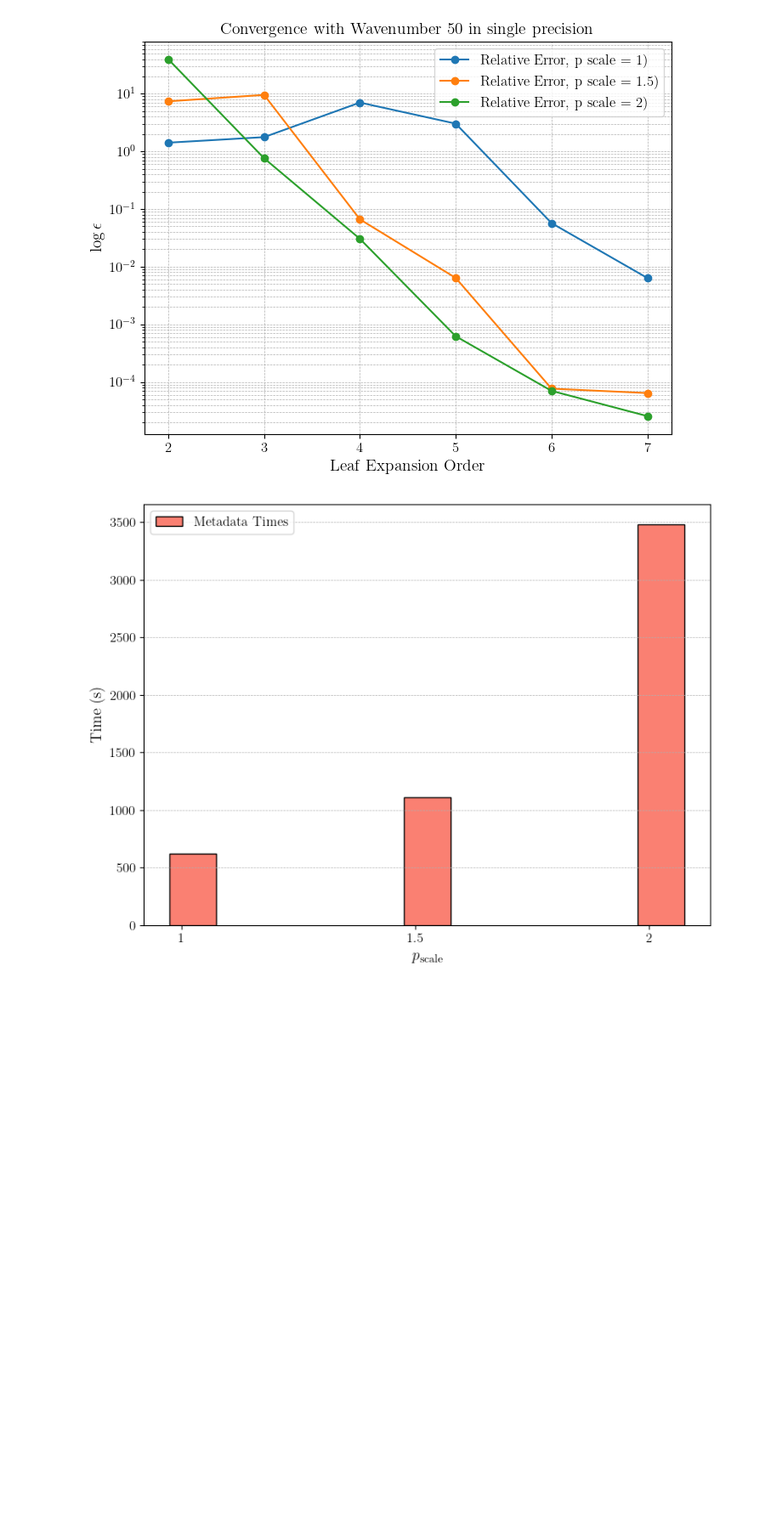
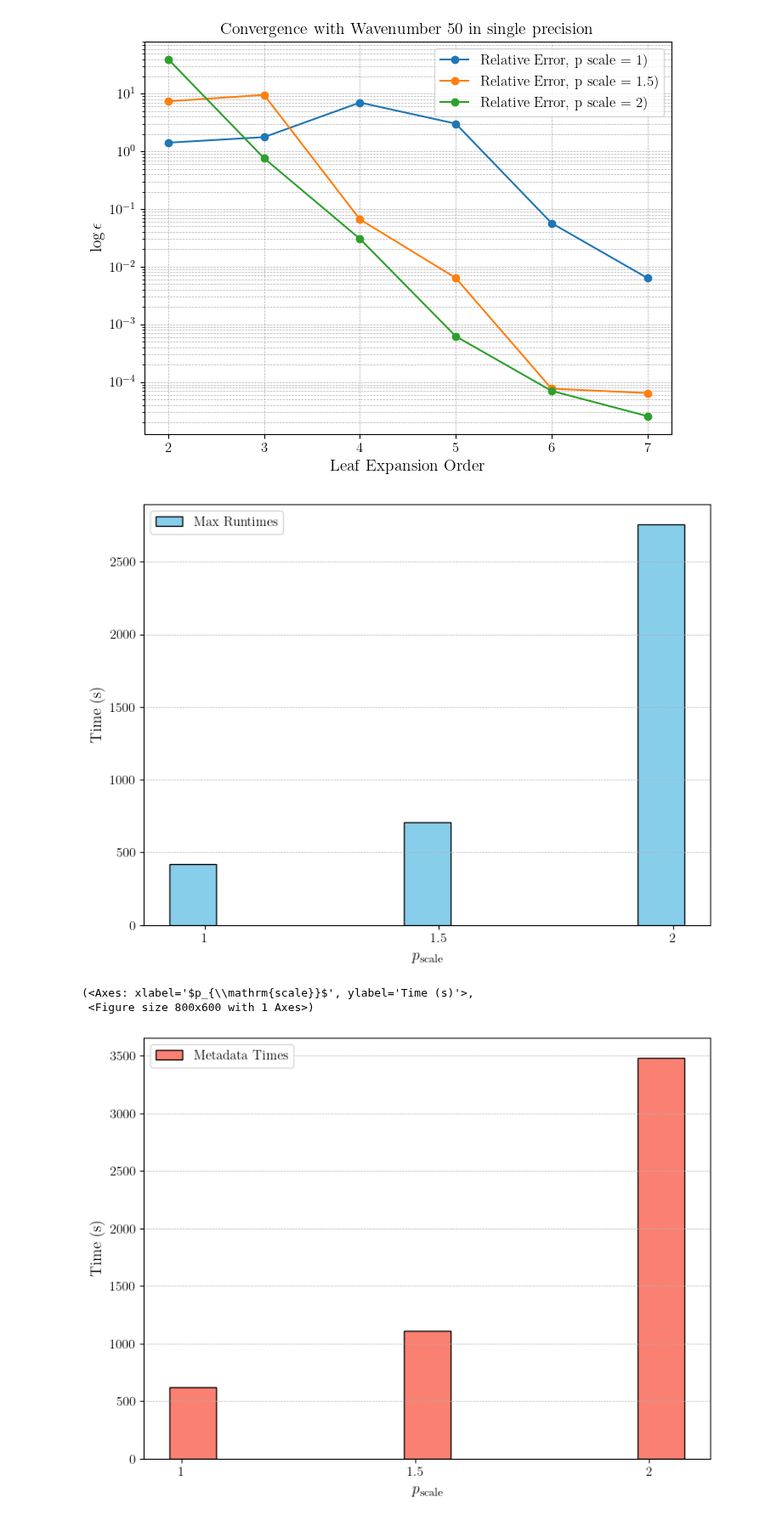
Before and after one commit to bempp/kifmm, a Jupyter notebook: kifmm/python/experiments/Helmholtz.ipynb, the cells around one changed output. Shown at 85% size. Drawn from its saved outputs; the diff is of its cells as text; code cells hidden in the pictures; blank space fills up the shorter version.

```diff
--- a/kifmm/python/experiments/Helmholtz.ipynb
+++ b/kifmm/python/experiments/Helmholtz.ipynb
@@ -164,10 +164,10 @@ def plot_times(p_scale_vec, max_runtimes, max_metadata_times, save_svg=False, sv
     x = np.array(p_scale_vec)
 
     # Plot the second series (Metadata Times) with a slight displacement
-    ax.bar(x + offset, max_metadata_times, width=bar_width, color='salmon', edgecolor='black', label='Metadata Times')
+    # ax.bar(x + offset, max_metadata_times, width=bar_width, color='salmon', edgecolor='black', label='Metadata Times')
 
     # Plot the first series (Max Runtimes)
-    # ax.bar(x - offset, max_runtimes, width=bar_width, color='skyblue', edgecolor='black', label='Max Runtimes')
+    ax.bar(x - offset, max_runtimes, width=bar_width, color='skyblue', edgecolor='black', label='Max Runtimes')
 
 
     # Set x-ticks to be the values in p_scale_vec for readability
@@ -246,6 +243,37 @@ Computing for expansion order [ 0  0 24 12  6]
 ax1, fig1 = plot_error(e_vec, rel_errors, 50, p_scale_vec, precision)
 # %% [output]
 [figure]
+# %%
+all_runtimes = []
+for experiment_p in runtimes:
+    # For each p scale
+    times = []
+    for experiment_e in experiment_p:
+        # for each initial value of expansion order
+        times.append(sum(experiment_e._times.values()))
+    all_runtimes.append(times)
+
+
+all_metadata_times = []
+for experiment_p in metadata_times:
+    # For each p scale
+    times = []
+    for experiment_e in experiment_p:
+        # for each initial value of expansion order
+        times.append(sum(experiment_e._times.values()))
+    all_metadata_times.append(times)
+
+all_runtimes = np.array(all_runtimes)
+all_metadata_times = np.array(all_metadata_times)
+
+max_runtimes = all_runtimes.T[-1, :]
+max_metadata_times = all_metadata_times.T[-1, :]
+
+plot_times(p_scale_vec, max_runtimes, max_metadata_times)
+# %% [output]
+[figure, added]
+(<Axes: xlabel='$p_{\\mathrm{scale}}$', ylabel='Time (s)'>,
+ <Figure size 800x600 with 1 Axes>)
 # %%
 all_runtimes = []
 for experiment_p in runtimes:
```
Also changed, not shown: parts of 3 cells of this notebook.
